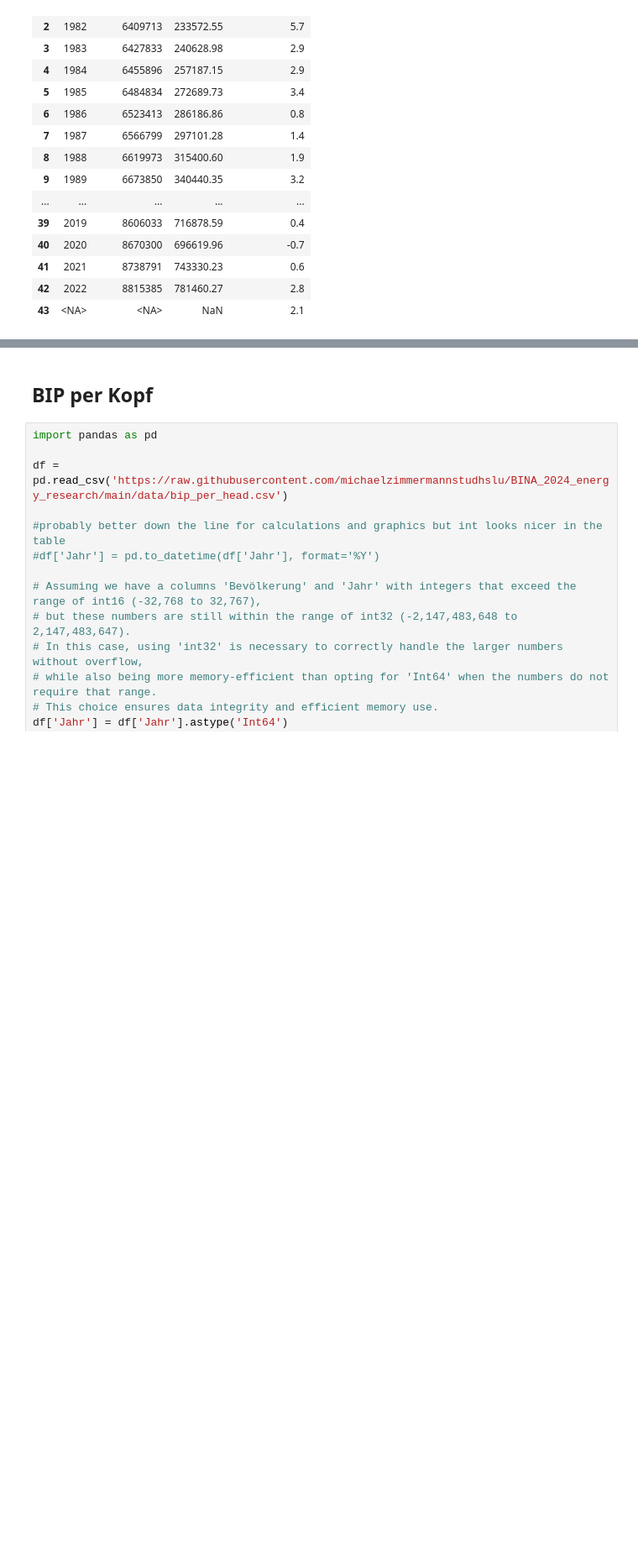
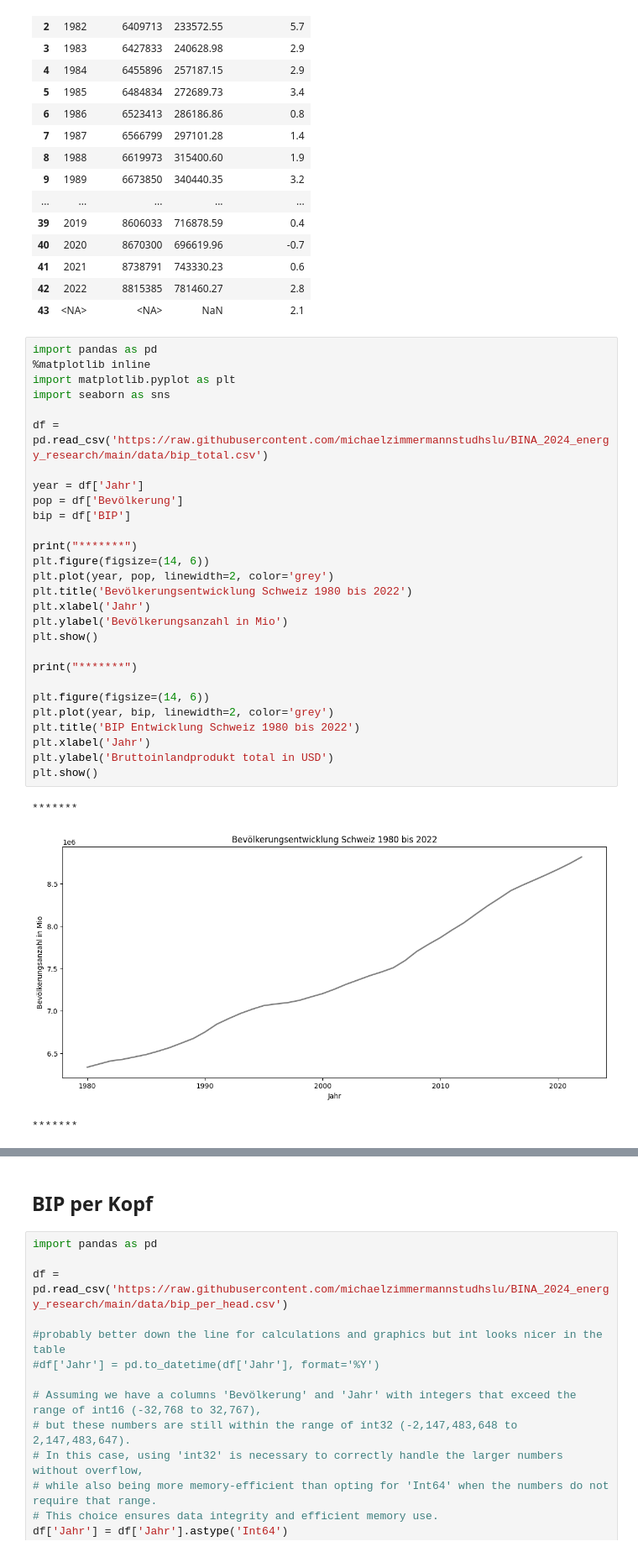
Before and after one commit to michaelzimmermannstudhslu/BINA_2024_energy_research, a Jupyter notebook: bina_casestudy_adhumezi.ipynb, the cells around one changed output, grey strips where cells are left out. Shown at 84% size. Drawn from its saved outputs; the diff is of its cells as text; blank space fills up the shorter version.

```diff
--- a/bina_casestudy_adhumezi.ipynb
+++ b/bina_casestudy_adhumezi.ipynb
@@ -266,3 +289,35 @@ df
 | 41 | 2021 | 8738791 | 743330.23 | 0.6 |
 | 42 | 2022 | 8815385 | 781460.27 | 2.8 |
 | 43 | <NA> | <NA> | NaN | 2.1 |
+# %%
+import pandas as pd
+%matplotlib inline
+import matplotlib.pyplot as plt
+import seaborn as sns
+
+df = pd.read_csv('https://raw.githubusercontent.com/michaelzimmermannstudhslu/BINA_2024_energy_research/main/data/bip_total.csv')
+
+year = df['Jahr']
+pop = df['Bevölkerung']
+bip = df['BIP']
+
+print("*******")
+plt.figure(figsize=(14, 6))
+plt.plot(year, pop, linewidth=2, color='grey')
+plt.title('Bevölkerungsentwicklung Schweiz 1980 bis 2022')
+plt.xlabel('Jahr')
+plt.ylabel('Bevölkerungsanzahl in Mio')
+plt.show()
+
+print("*******")
+
+plt.figure(figsize=(14, 6))
+plt.plot(year, bip, linewidth=2, color='grey')
+plt.title('BIP Entwicklung Schweiz 1980 bis 2022')
+plt.xlabel('Jahr')
+plt.ylabel('Bruttoinlandprodukt total in USD')
+plt.show()
+# %% [output]
+*******
+[figure, added]
+*******
```
Also changed, not shown: parts of 44 cells of this notebook.
